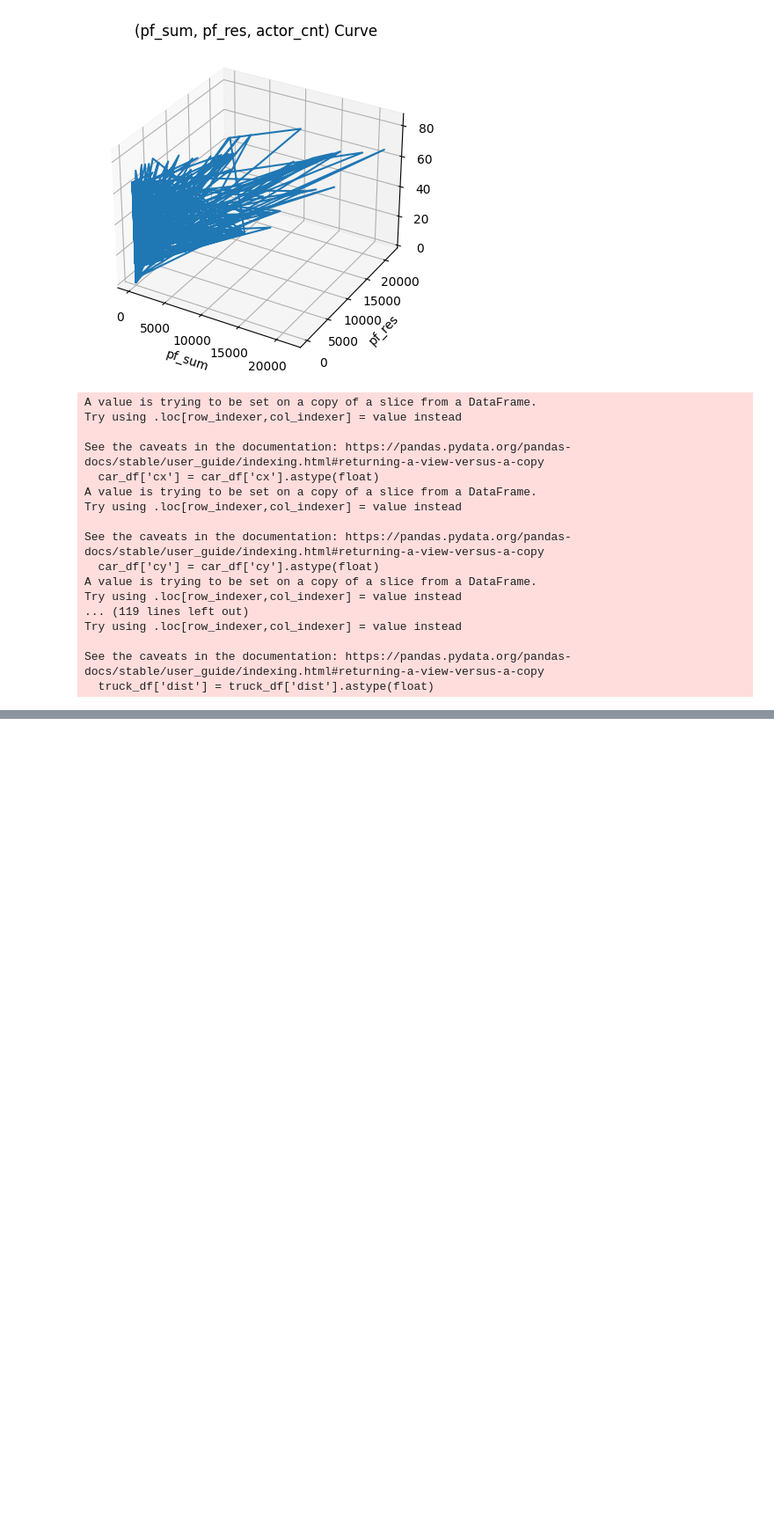
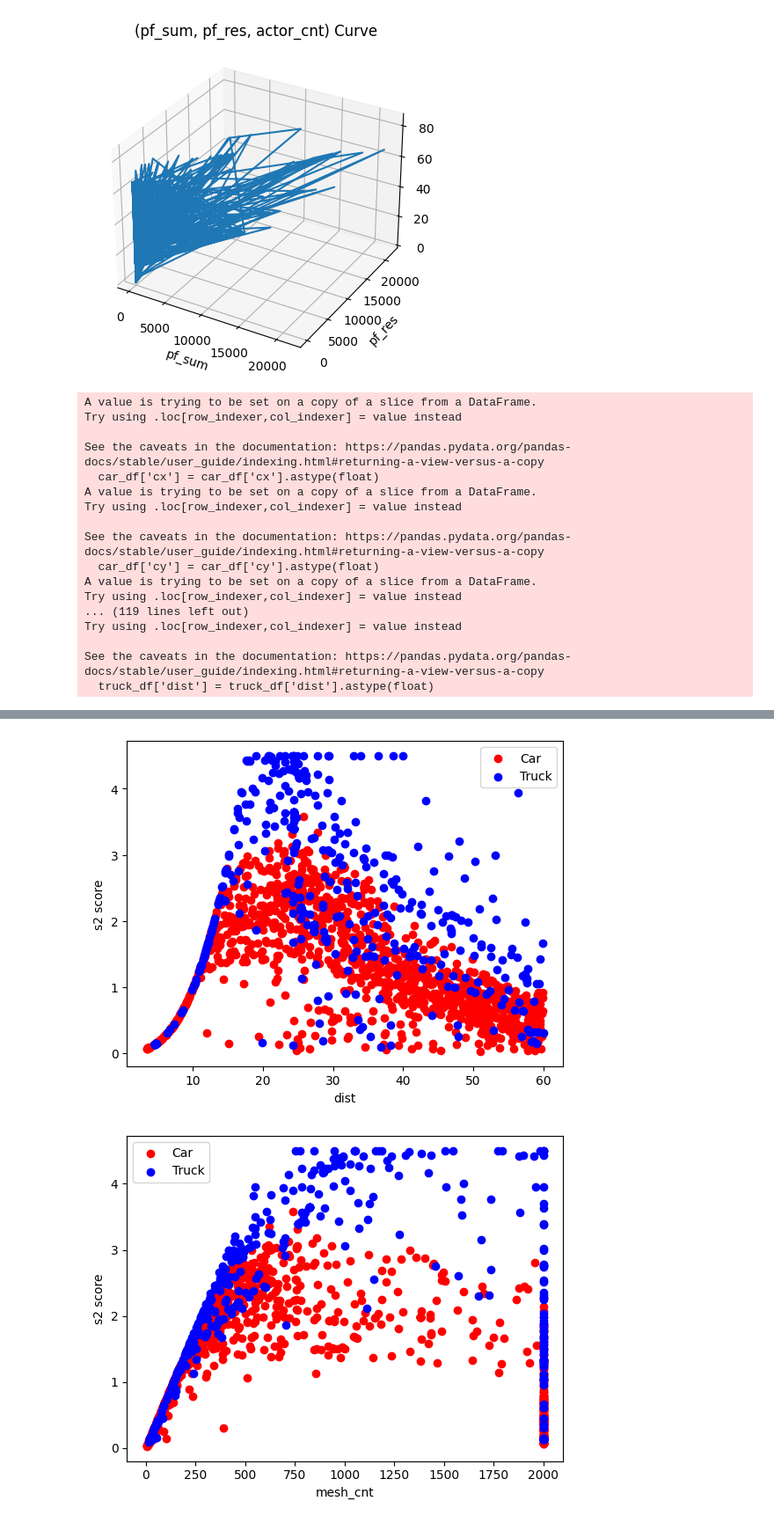
Before and after one commit to Kazawaryu/CARLA_ADA, a Jupyter notebook: test_code/s2/pf_func_test.ipynb, the cells around one changed output, grey strips where cells are left out. Shown at 88% size. Saved outputs shown, nothing was run; the diff lists cells and outputs as text; code cells hidden in the pictures; blank space fills up the shorter version.

```diff
--- a/test_code/s2/pf_func_test.ipynb
+++ b/test_code/s2/pf_func_test.ipynb
@@ -440,3 +461,32 @@ plt.show()
+# %%
+car_df_filtered = car_df[(car_df['dist'] > 0) & (car_df['dist'] <= 60)]
+truck_df_filtered = truck_df[(truck_df['dist'] > 0) & (truck_df['dist'] <= 60)]
+
+x = car_df_filtered['dist'] / 60
+yc = (car_df_filtered['dist']**2 * (car_df_filtered['mesh_cnt'])) /(1e6*(x * np.log(x) + 0.5))
+x = truck_df_filtered['dist'] / 60
+yt = (truck_df_filtered['dist']**2 * (truck_df_filtered['mesh_cnt'])) /(1e6*(x * np.log(x) + 0.5))
+
+yc[yc > 4.5] = 4.5
+yt[yt > 4.5] = 4.5
+
+# visualiz,(x,y)
+plt.scatter(car_df_filtered['dist'], yc,c='r', label='Car')
+plt.scatter(truck_df_filtered['dist'], yt,c='b', label='Truck')
+plt.xlabel('dist')
+plt.ylabel('s2 score')
+plt.legend()
+plt.show()
+
+plt.scatter(car_df_filtered['mesh_cnt'], yc,c='r', label='Car')
+plt.scatter(truck_df_filtered['mesh_cnt'], yt,c='b', label='Truck')
+plt.xlabel('mesh_cnt')
+plt.ylabel('s2 score')
+plt.legend()
+plt.show()
+# %% [output]
+[figure, added]
+[figure, added]
 # %%
 car_bbox_size = car_df['sx'] * car_df['sy'] * car_df['sz']
 bus_bbox_size = bus_df['sx'] * bus_df['sy'] * bus_df['sz']
```
Also changed, not shown: parts of 6 cells of this notebook, 3 other files.
